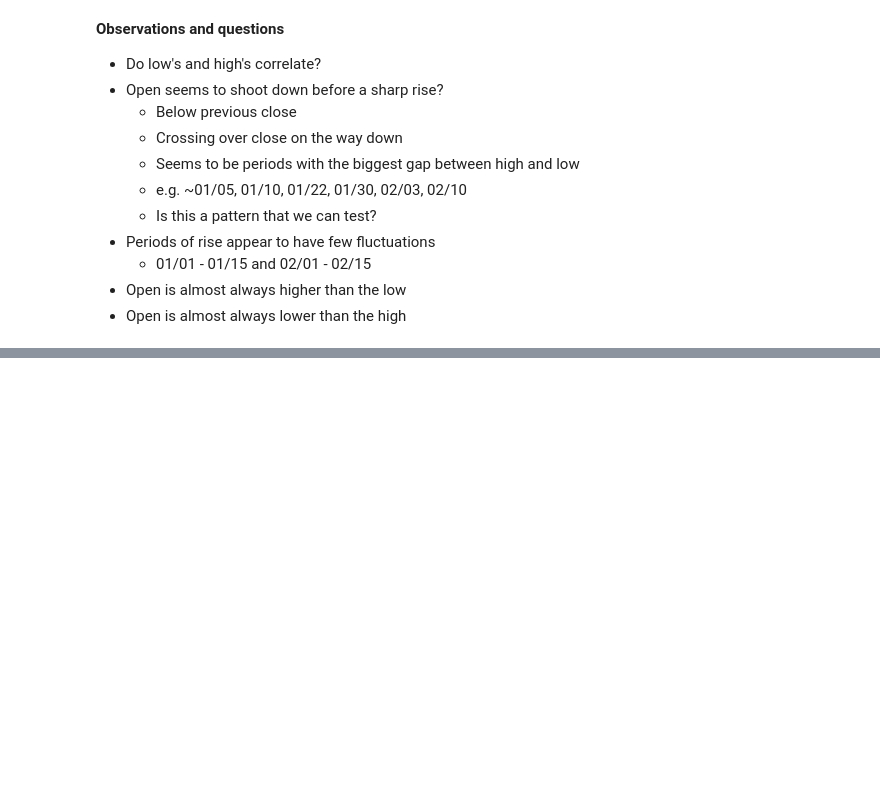
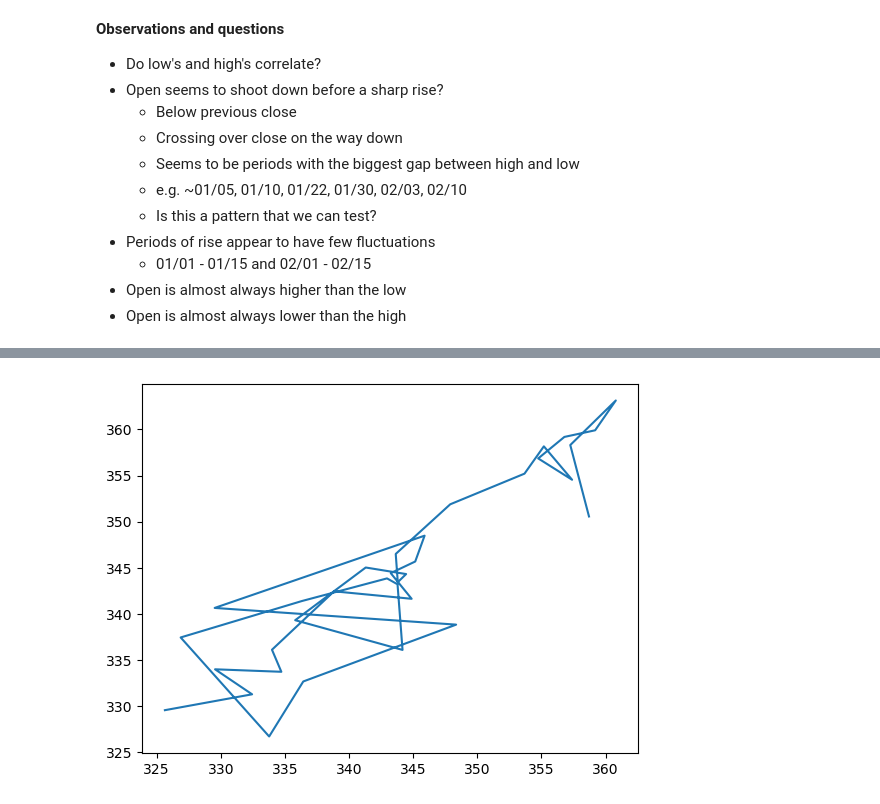
Before and after one commit to alexcrockett/analysis-projects, a Jupyter notebook: Apple Stocks/03-explore/03_desc_exp_plots.ipynb, the cells around one changed output, grey strips where cells are left out. Saved outputs shown, nothing was run; the diff lists cells and outputs as text; code cells hidden in the pictures; blank space fills up the shorter version.

```diff
--- a/Apple Stocks/03-explore/03_desc_exp_plots.ipynb
+++ b/Apple Stocks/03-explore/03_desc_exp_plots.ipynb
@@ -76,0 +106,8 @@ plt.show()
+# %%
+interaction_var_1 = open_a
+interaction_var_2 = close
+
+plt.plot(interaction_var_1, interaction_var_2)
+plt.show()
+# %% [output]
+[figure, added]
```
Also changed, not shown: parts of 4 cells of this notebook, 2 other files.
